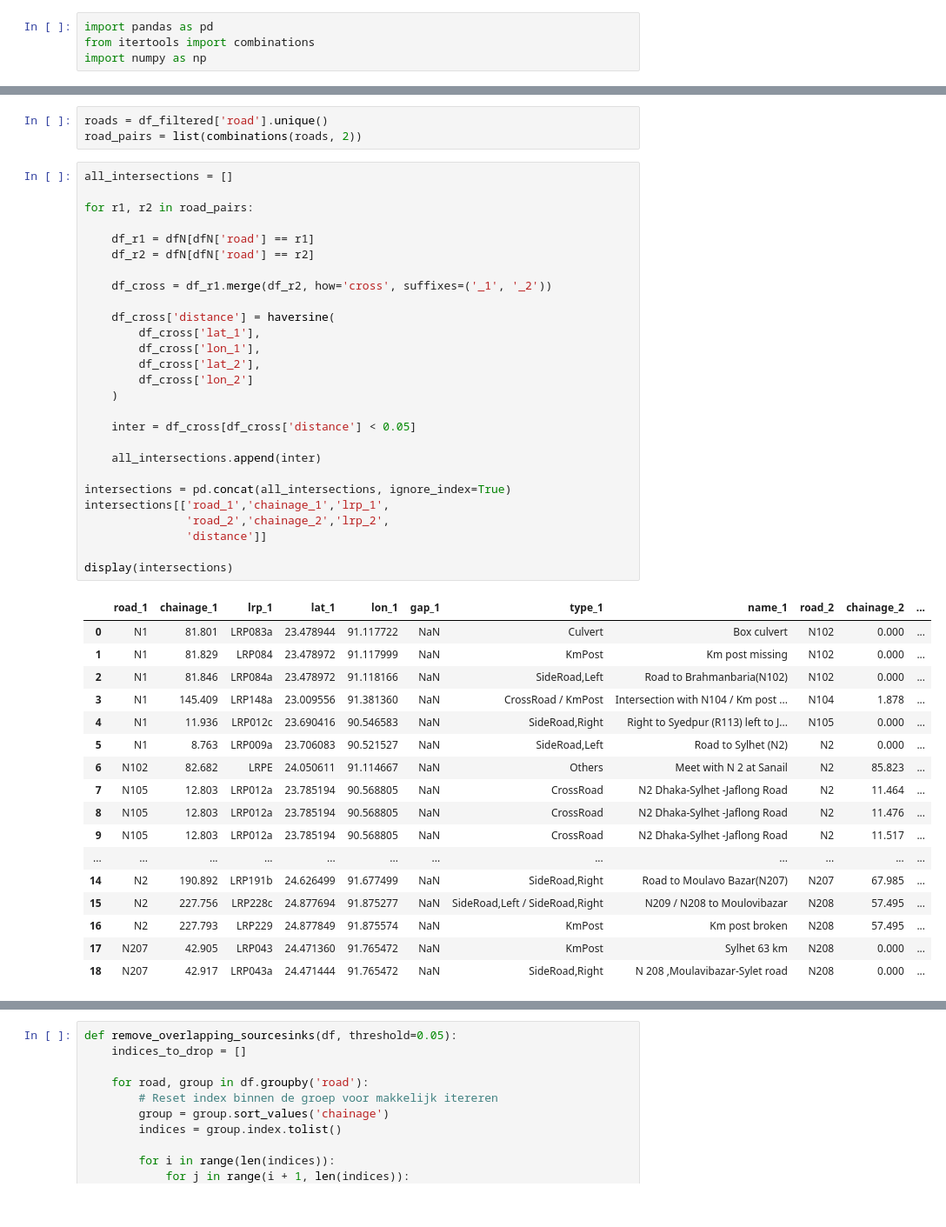
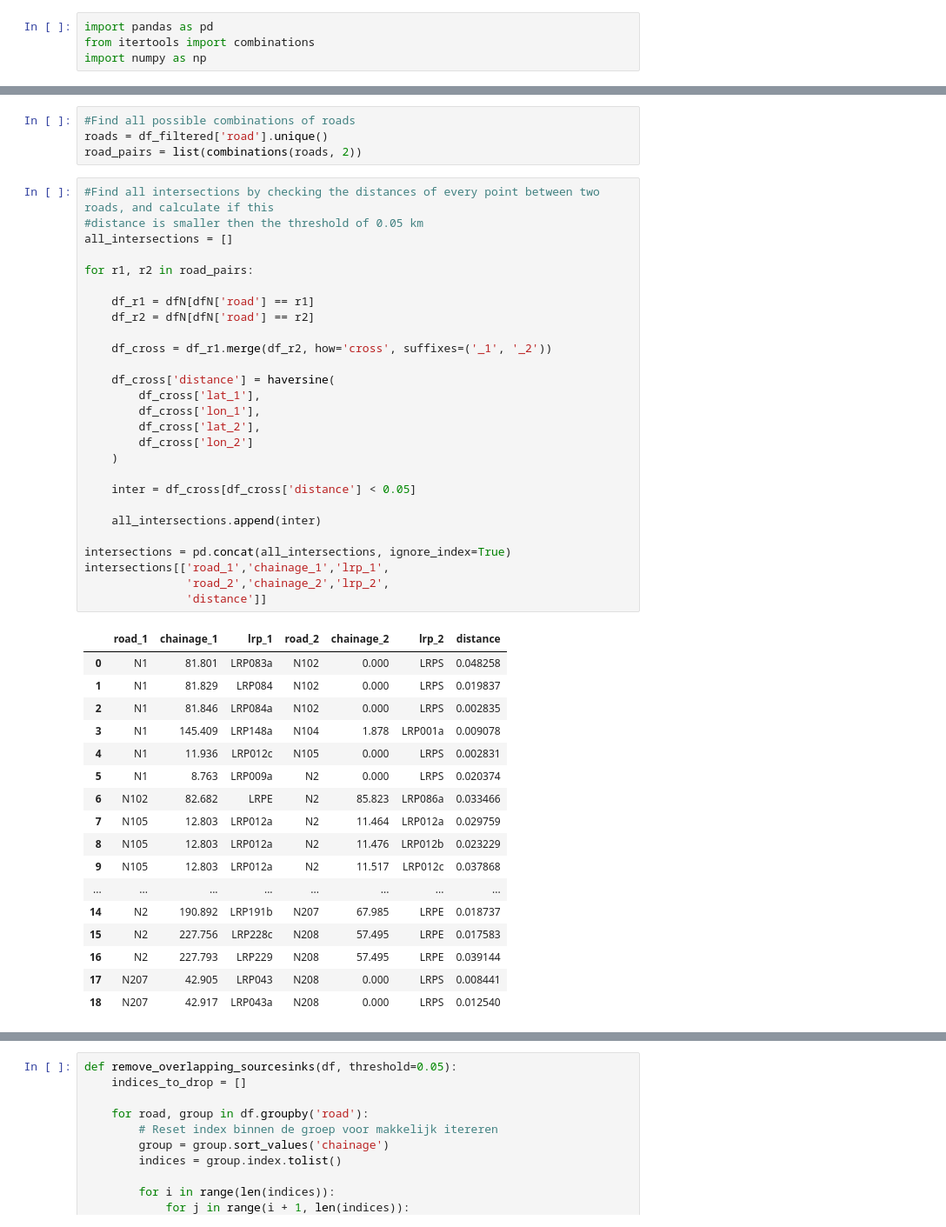
Before and after one commit to nielsvdd42/EPA133A-Advanced-Simulation-Group-1, a Jupyter notebook: EPA133a-G01-A3/data_FINALFINAL.ipynb, the cells around one changed output, grey strips where cells are left out. Shown at 87% size. Saved outputs shown, nothing was run; the diff lists cells and outputs as text.

```diff
--- a/EPA133a-G01-A3/data_FINALFINAL.ipynb
+++ b/EPA133a-G01-A3/data_FINALFINAL.ipynb
@@ -149,51 +126,52 @@ intersections[['road_n1','chainage_n1','lrp_n1',
 |  | road_n1 | chainage_n1 | lrp_n1 | road_n2 | chainage_n2 | lrp_n2 | distance |
 | 15062 | N1 | 8.763 | LRP009a | N2 | 0.0 | LRPS | 0.020374 |
 # %%
+#Find all possible combinations of roads
 roads = df_filtered['road'].unique()
 road_pairs = list(combinations(roads, 2))
 # %%
+#Find all intersections by checking the distances of every point between two roads, and calculate if this
+#distance is smaller then the threshold of 0.05 km
 all_intersections = []
 
 for r1, r2 in road_pairs:
 
     df_r1 = dfN[dfN['road'] == r1]
     df_r2 = dfN[dfN['road'] == r2]
 
     df_cross = df_r1.merge(df_r2, how='cross', suffixes=('_1', '_2'))
 
     df_cross['distance'] = haversine(
         df_cross['lat_1'],
         df_cross['lon_1'],
         df_cross['lat_2'],
         df_cross['lon_2']
     )
 
     inter = df_cross[df_cross['distance'] < 0.05]
 
     all_intersections.append(inter)
 
 intersections = pd.concat(all_intersections, ignore_index=True)
 intersections[['road_1','chainage_1','lrp_1',
                'road_2','chainage_2','lrp_2',
                'distance']]
-
-display(intersections)
 # %% [output]
-|  | road_1 | chainage_1 | lrp_1 | lat_1 | lon_1 | gap_1 | type_1 | name_1 | road_2 | chainage_2 | ... |
-| 0 | N1 | 81.801 | LRP083a | 23.478944 | 91.117722 | NaN | Culvert | Box culvert | N102 | 0.000 | ... |
-| 1 | N1 | 81.829 | LRP084 | 23.478972 | 91.117999 | NaN | KmPost | Km post missing | N102 | 0.000 | ... |
-| 2 | N1 | 81.846 | LRP084a | 23.478972 | 91.118166 | NaN | SideRoad,Left | Road to Brahmanbaria(N102) | N102 | 0.000 | ... |
-| 3 | N1 | 145.409 | LRP148a | 23.009556 | 91.381360 | NaN | CrossRoad / KmPost | Intersection with N104 / Km post ... | N104 | 1.878 | ... |
-| 4 | N1 | 11.936 | LRP012c | 23.690416 | 90.546583 | NaN | SideRoad,Right | Right to Syedpur (R113) left to J... | N105 | 0.000 | ... |
-| 5 | N1 | 8.763 | LRP009a | 23.706083 | 90.521527 | NaN | SideRoad,Left | Road to Sylhet (N2) | N2 | 0.000 | ... |
-| 6 | N102 | 82.682 | LRPE | 24.050611 | 91.114667 | NaN | Others | Meet with N 2 at Sanail | N2 | 85.823 | ... |
-| 7 | N105 | 12.803 | LRP012a | 23.785194 | 90.568805 | NaN | CrossRoad | N2 Dhaka-Sylhet -Jaflong Road | N2 | 11.464 | ... |
-| 8 | N105 | 12.803 | LRP012a | 23.785194 | 90.568805 | NaN | CrossRoad | N2 Dhaka-Sylhet -Jaflong Road | N2 | 11.476 | ... |
-| 9 | N105 | 12.803 | LRP012a | 23.785194 | 90.568805 | NaN | CrossRoad | N2 Dhaka-Sylhet -Jaflong Road | N2 | 11.517 | ... |
-| ... | ... | ... | ... | ... | ... | ... | ... | ... | ... | ... | ... |
-| 14 | N2 | 190.892 | LRP191b | 24.626499 | 91.677499 | NaN | SideRoad,Right | Road to Moulavo Bazar(N207) | N207 | 67.985 | ... |
-| 15 | N2 | 227.756 | LRP228c | 24.877694 | 91.875277 | NaN | SideRoad,Left / SideRoad,Right | N209 / N208 to Moulovibazar | N208 | 57.495 | ... |
-| 16 | N2 | 227.793 | LRP229 | 24.877849 | 91.875574 | NaN | KmPost | Km post broken | N208 | 57.495 | ... |
-| 17 | N207 | 42.905 | LRP043 | 24.471360 | 91.765472 | NaN | KmPost | Sylhet 63 km | N208 | 0.000 | ... |
-| 18 | N207 | 42.917 | LRP043a | 24.471444 | 91.765472 | NaN | SideRoad,Right | N 208 ,Moulavibazar-Sylet road | N208 | 0.000 | ... |
+|  | road_1 | chainage_1 | lrp_1 | road_2 | chainage_2 | lrp_2 | distance |
+| 0 | N1 | 81.801 | LRP083a | N102 | 0.000 | LRPS | 0.048258 |
+| 1 | N1 | 81.829 | LRP084 | N102 | 0.000 | LRPS | 0.019837 |
+| 2 | N1 | 81.846 | LRP084a | N102 | 0.000 | LRPS | 0.002835 |
+| 3 | N1 | 145.409 | LRP148a | N104 | 1.878 | LRP001a | 0.009078 |
+| 4 | N1 | 11.936 | LRP012c | N105 | 0.000 | LRPS | 0.002831 |
+| 5 | N1 | 8.763 | LRP009a | N2 | 0.000 | LRPS | 0.020374 |
+| 6 | N102 | 82.682 | LRPE | N2 | 85.823 | LRP086a | 0.033466 |
+| 7 | N105 | 12.803 | LRP012a | N2 | 11.464 | LRP012a | 0.029759 |
+| 8 | N105 | 12.803 | LRP012a | N2 | 11.476 | LRP012b | 0.023229 |
+| 9 | N105 | 12.803 | LRP012a | N2 | 11.517 | LRP012c | 0.037868 |
+| ... | ... | ... | ... | ... | ... | ... | ... |
+| 14 | N2 | 190.892 | LRP191b | N207 | 67.985 | LRPE | 0.018737 |
+| 15 | N2 | 227.756 | LRP228c | N208 | 57.495 | LRPE | 0.017583 |
+| 16 | N2 | 227.793 | LRP229 | N208 | 57.495 | LRPE | 0.039144 |
+| 17 | N207 | 42.905 | LRP043 | N208 | 0.000 | LRPS | 0.008441 |
+| 18 | N207 | 42.917 | LRP043a | N208 | 0.000 | LRPS | 0.012540 |
 # %%
```
Also changed, not shown: parts of 15 cells of this notebook.
